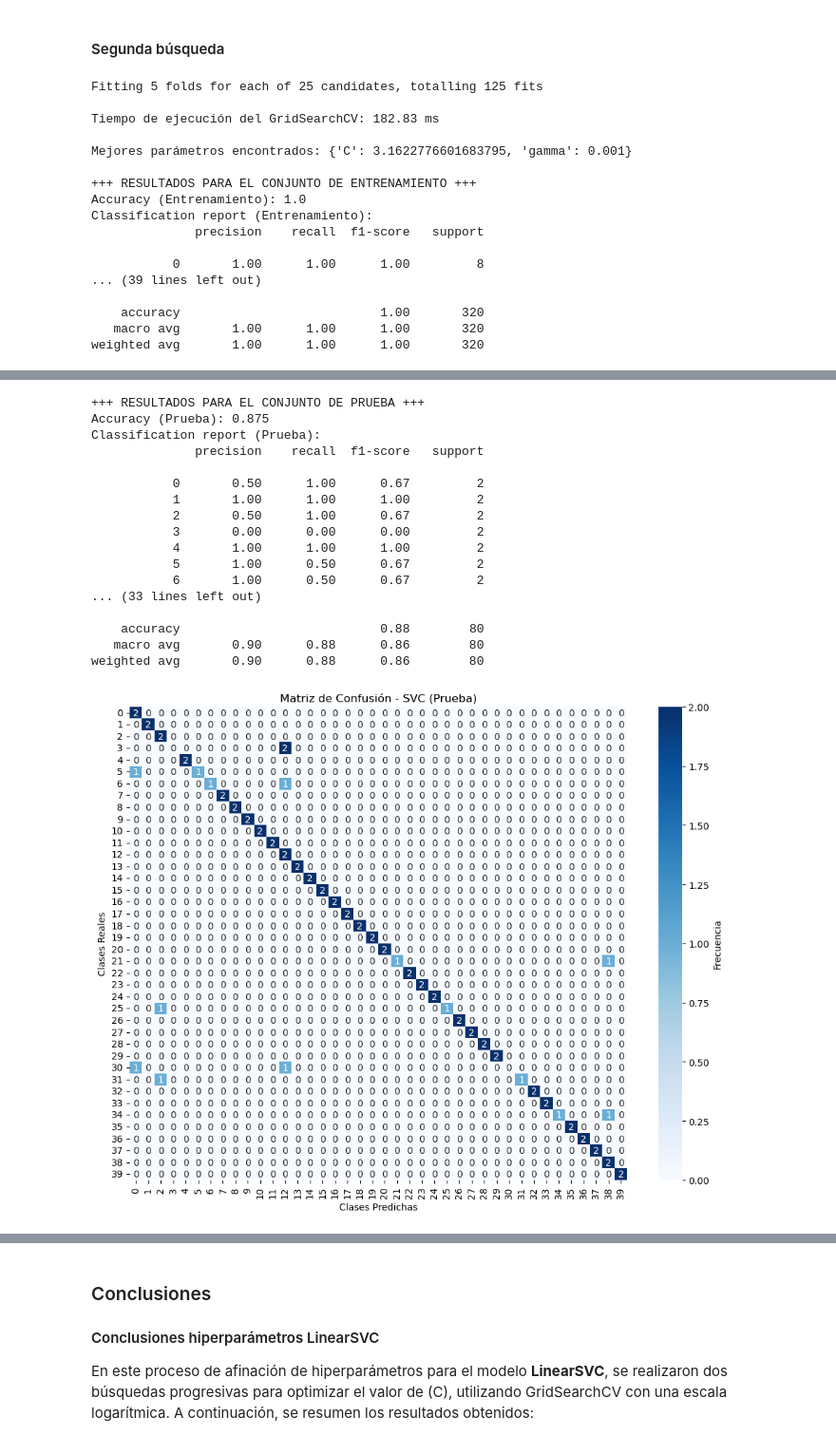
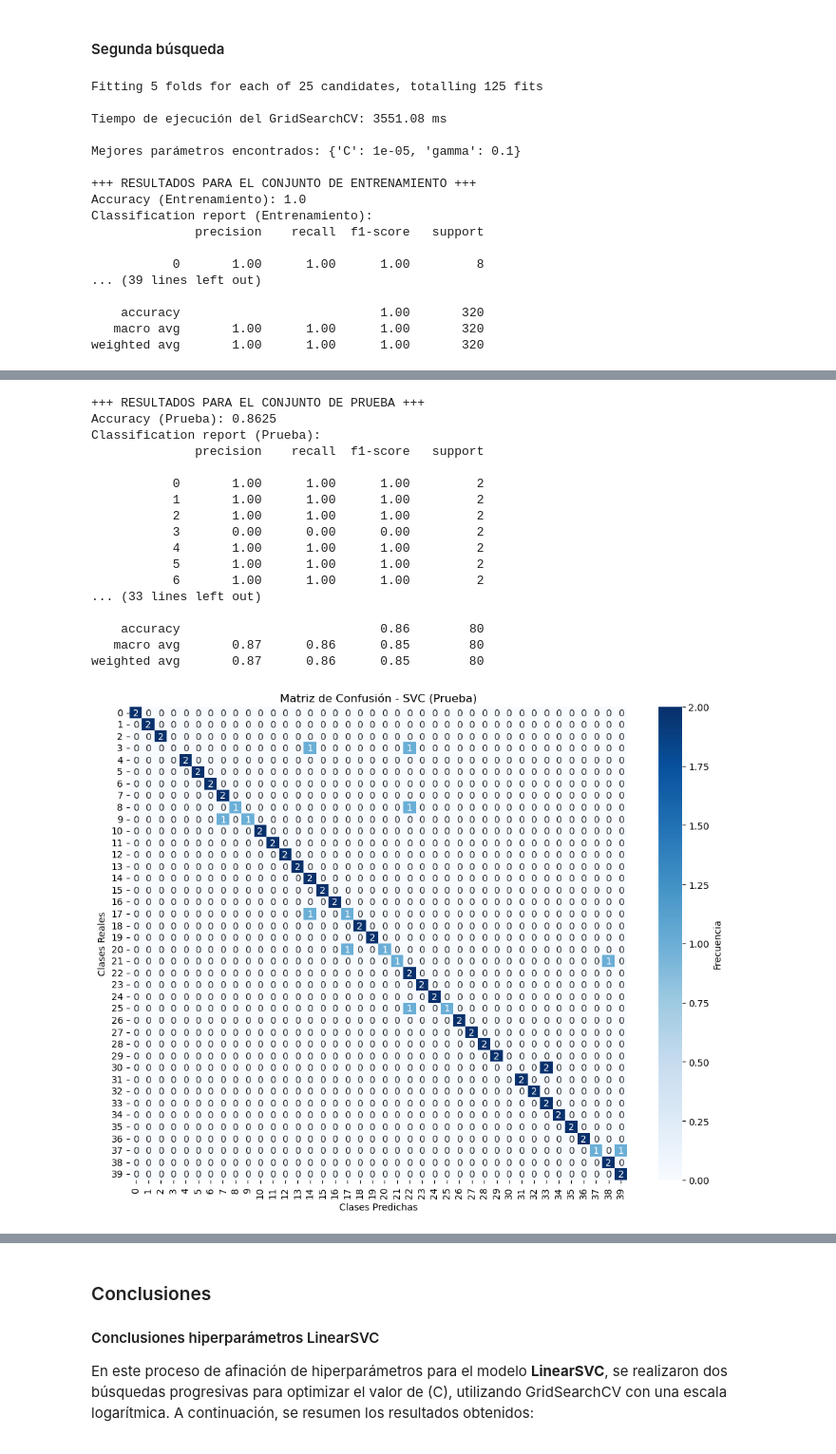
Before and after one commit to Ubikitina/machine-learning-projects, a Jupyter notebook: Actividad 4/Actividad 4.ipynb, the cells around one changed output, grey strips where cells are left out. Shown at 95% size. Saved outputs shown, nothing was run; the diff lists cells and outputs as text; code cells hidden in the pictures.

```diff
--- a/Actividad 4/Actividad 4.ipynb
+++ b/Actividad 4/Actividad 4.ipynb
@@ -538,8 +540,8 @@ weighted avg       0.82      0.80      0.78        80
 # %%
 # Parámetros de búsqueda para el GridSearchCV
 param_grid = {
-    'C': np.logspace(0, 2, 5), # 1., 3.16227766, 10., 31.6227766, 100
-    'gamma': np.logspace(-4, 0, 5) # 1.e-04, 1.e-03, 1.e-02, 1.e-01, 1.e+00
+    'C': np.logspace(-5, -1, 5), # 0.00001, 0.0001 , 0.001  , 0.01   , 0.1
+    'gamma': np.logspace(-4, 0, 5) # 0.0001, 0.001 , 0.01  , 0.1   , 1.
 }
 
 # Iniciar la medición del tiempo
@@ -562,41 +564,41 @@ best_model = grid.best_estimator_
 print("\n+++ RESULTADOS PARA EL CONJUNTO DE ENTRENAMIENTO +++")
 evaluar_modelo(best_model, X_orig_train_scaled, y_orig_train, dataset_type="Entrenamiento", model_type="SVC")
 print("\n+++ RESULTADOS PARA EL CONJUNTO DE PRUEBA +++")
 evaluar_modelo(best_model, X_orig_test_scaled, y_orig_test, dataset_type="Prueba", model_type="SVC")
 # %% [output]
 Fitting 5 folds for each of 25 candidates, totalling 125 fits
 
-Tiempo de ejecución del GridSearchCV: 182.83 ms
+Tiempo de ejecución del GridSearchCV: 3551.08 ms
 
-Mejores parámetros encontrados: {'C': 3.1622776601683795, 'gamma': 0.001}
+Mejores parámetros encontrados: {'C': 1e-05, 'gamma': 0.1}
 
 +++ RESULTADOS PARA EL CONJUNTO DE ENTRENAMIENTO +++
 Accuracy (Entrenamiento): 1.0
 Classification report (Entrenamiento):
               precision    recall  f1-score   support
 
            0       1.00      1.00      1.00         8
 ... (39 lines left out)
 
     accuracy                           1.00       320
    macro avg       1.00      1.00      1.00       320
 weighted avg       1.00      1.00      1.00       320
 [figure]
 +++ RESULTADOS PARA EL CONJUNTO DE PRUEBA +++
-Accuracy (Prueba): 0.875
+Accuracy (Prueba): 0.8625
 Classification report (Prueba):
               precision    recall  f1-score   support
 
-           0       0.50      1.00      0.67         2
+           0       1.00      1.00      1.00         2
            1       1.00      1.00      1.00         2
-           2       0.50      1.00      0.67         2
+           2       1.00      1.00      1.00         2
            3       0.00      0.00      0.00         2
            4       1.00      1.00      1.00         2
-           5       1.00      0.50      0.67         2
-           6       1.00      0.50      0.67         2
+           5       1.00      1.00      1.00         2
+           6       1.00      1.00      1.00         2
 ... (33 lines left out)
 
-    accuracy                           0.88        80
-   macro avg       0.90      0.88      0.86        80
-weighted avg       0.90      0.88      0.86        80
+    accuracy                           0.86        80
+   macro avg       0.87      0.86      0.85        80
+weighted avg       0.87      0.86      0.85        80
-[figure, old version]
+[figure, new version]
```
Also changed, not shown: parts of 25 cells of this notebook.
